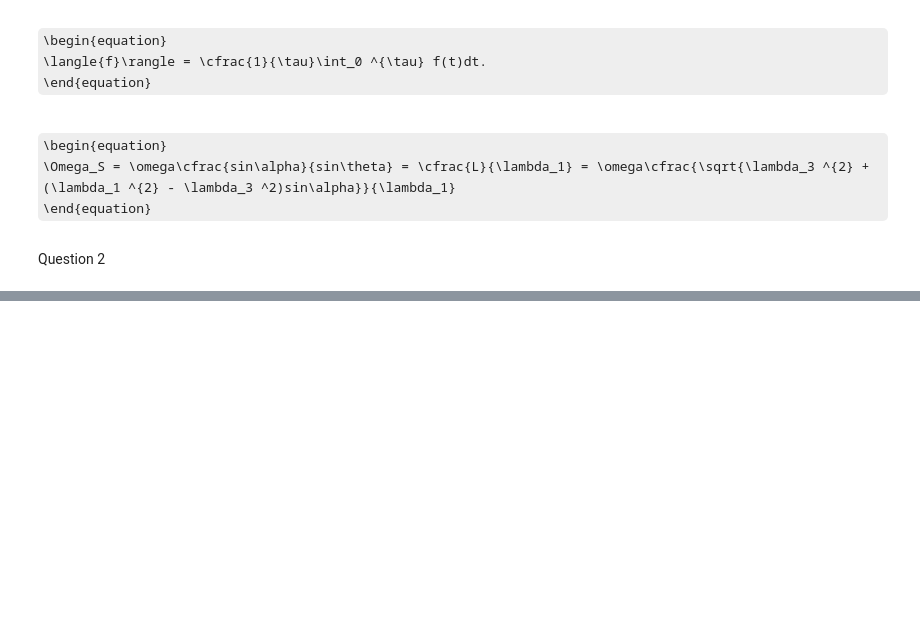
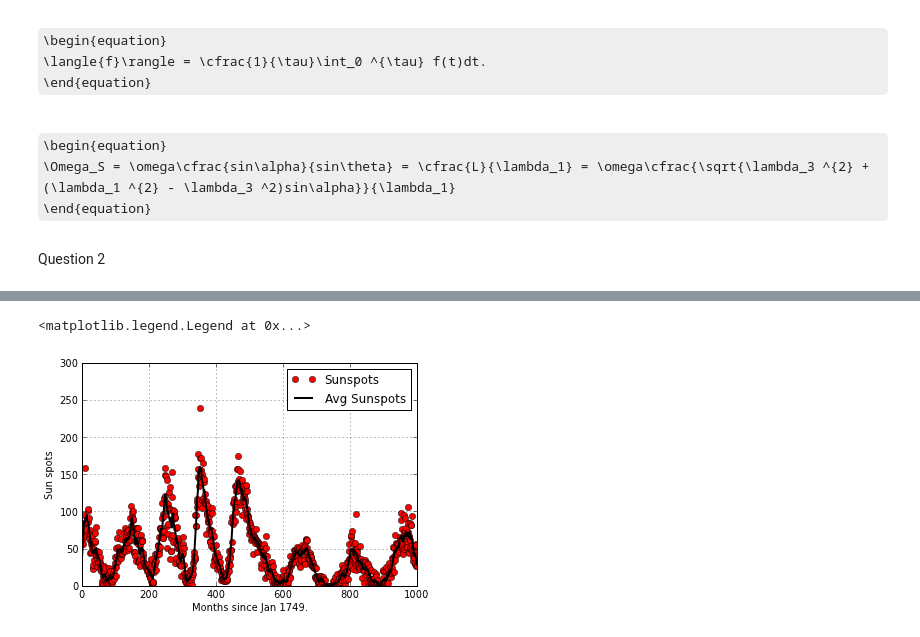
Before and after one commit to Rbnewens/PHYS202-S13, a Jupyter notebook: Week3/GraphicsEx2.ipynb, the cells around one changed output, grey strips where cells are left out. Cells and saved outputs as stored; diff of their text form; code cells hidden in the pictures; some formulas as TeX source; blank space fills up the shorter version.

```diff
--- a/Week3/GraphicsEx2.ipynb
+++ b/Week3/GraphicsEx2.ipynb
@@ -39,0 +86,21 @@ grid(True)
+# %%
+def movingaverage(interval, window_size):
+    window= numpy.ones(int(window_size))/float(window_size)
+    return numpy.convolve(interval, window, 'same')
+
+x = data[:,0]
+y = data[:,1]
+
+
+plot(x,y, "k.", marker='o', color='red')
+y_av = movingaverage(y, 10)
+plot(x, y_av,"r", color='black', linewidth=2.0)
+xlim(0,1000)
+xlabel("Months since Jan 1749.")
+ylabel("Sun spots")
+title('Sunspots vs Avg Sunspots')
+grid(True)
+legend(['Sunspots', 'Avg Sunspots'], loc='upper right')
+# %% [output]
+<matplotlib.legend.Legend at 0x...>
+[figure, added]
```
Also changed, not shown: parts of 10 cells of this notebook, 5 other files.
